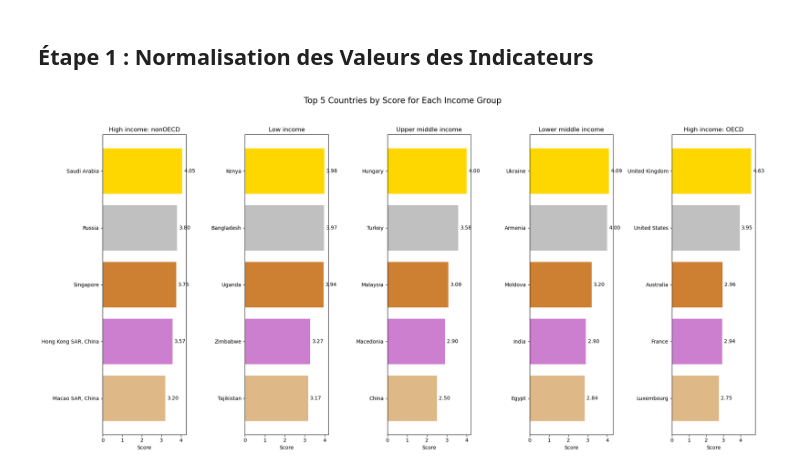
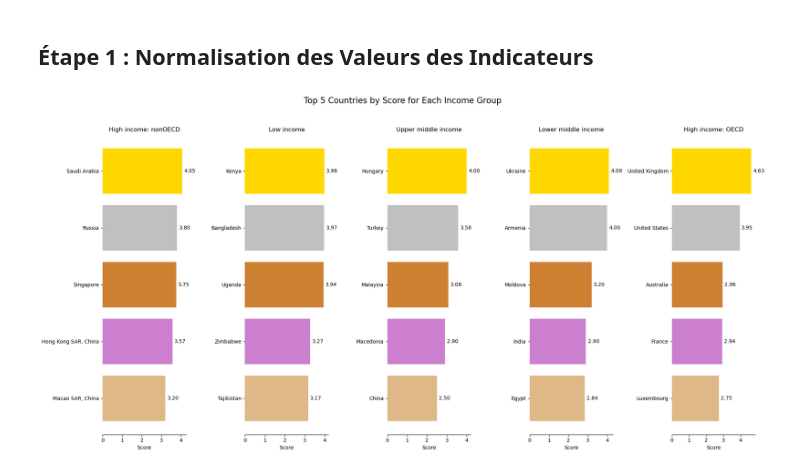
Before and after one commit to Najia-afk/mission2, a Jupyter notebook: Mission2.ipynb, the cells around one changed output. Saved outputs shown, nothing was run; the diff lists cells and outputs as text; code cells hidden in the pictures.

```diff
--- a/Mission2.ipynb
+++ b/Mission2.ipynb
@@ -840,32 +842,37 @@ top_per_income_group = {}
 
 for income_group in income_groups:
     group_data = merged_scores_df[merged_scores_df['Income Group'] == income_group]
     top_per_income_group[income_group] = group_data.nlargest(top_y, 'Score')
 
 # Define colors for the top ranks (reversed order)
 colors = ['#DEB887', '#CD7FCF', '#CD7F32', '#C0C0C0', '#FFD700']
 
 # Plotting the enhanced dashboard
 fig, axs = plt.subplots(1, len(income_groups), figsize=(20, 10))
 
 fig.suptitle(f'Top {top_y} Countries by Score for Each Income Group', fontsize=16)
 
 # Top Y countries per income group with styled bar charts
 for i, income_group in enumerate(income_groups):
     group_data = top_per_income_group[income_group]
     group_data = group_data.sort_values(by='Score', ascending=True)
     colors_to_use = colors[-len(group_data):] + ['#A9A9A9'] * (len(group_data) - len(colors[-len(group_data):]))
 
     bars = axs[i].barh(group_data['Short Name'], group_data['Score'], color=colors_to_use)
     axs[i].set_title(f'{income_group}')
     axs[i].set_xlabel('Score')
- # Highest scores at the top
+
+    # Remove spines for a cleaner look
+    axs[i].spines['top'].set_visible(False)
+    axs[i].spines['right'].set_visible(False)
+    axs[i].spines['left'].set_visible(False)
+    axs[i].spines['bottom'].set_visible(True)
 
     # Add score labels at the end of the bars
     for bar, score in zip(bars, group_data['Score']):
         axs[i].text(bar.get_width() + 0.1, bar.get_y() + bar.get_height()/2, f'{score:.2f}', va='center', ha='left')
 
 plt.tight_layout(rect=[0, 0, 1, 0.95])
 plt.show()
 # %% [output]
-[figure, old version]
+[figure, new version]
```
Also changed, not shown: parts of 4 cells of this notebook.
